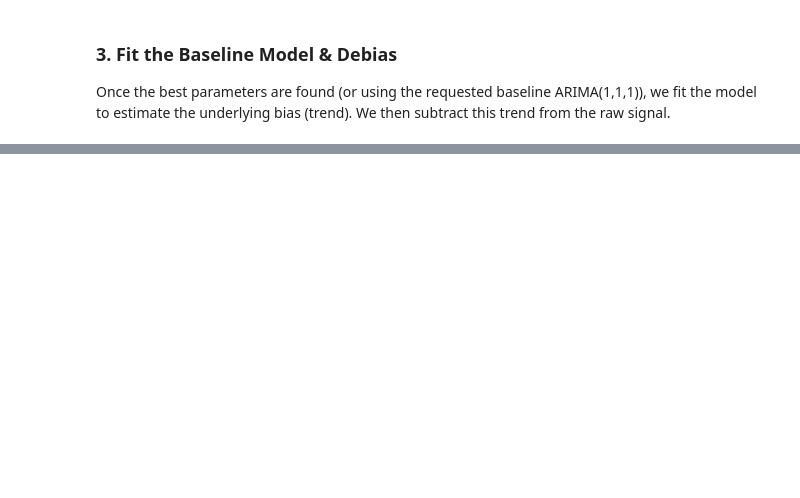
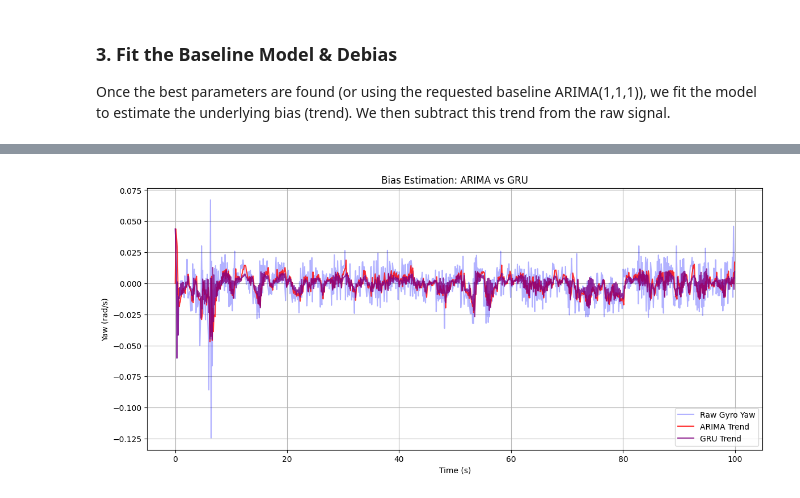
Before and after one commit to iHamza14/Cynos, a Jupyter notebook: gyro_arima_tuning.ipynb, the cells around one changed output, grey strips where cells are left out. Drawn from its saved outputs; the diff is of its cells as text; code cells hidden in the pictures; blank space fills up the shorter version.

Commit message:
data script

```diff
--- a/gyro_arima_tuning.ipynb
+++ b/gyro_arima_tuning.ipynb
@@ -74,7 +74,7 @@ print("Starting Auto-ARIMA tuning for Gyro Yaw...")
 auto_model = pm.auto_arima(
     train_yaw,
     start_p=0, start_q=0,
-    max_p=3, max_q=3,
+    max_p=1, max_q=1,
     d=1,                # Enforce 1 level of differencing as requested
     seasonal=False,     # Gyro drift is generally non-seasonal over short periods
     trace=True,
@@ -121,0 +151,85 @@ plt.show()
+# %%
+# 1. Install PyTorch
+%pip install torch scikit-learn
+
+import torch
+import torch.nn as nn
+from sklearn.preprocessing import StandardScaler
+from sklearn.metrics import r2_score
+
+# 2. Prepare the sequence data for the GRU
+# Neural networks train much better on scaled data
+scaler = StandardScaler()
+yaw_scaled = scaler.fit_transform(train_yaw.values.reshape(-1, 1))
+
+seq_length = 10 # Look at the last 1 second (10 steps) to predict the next
+X, y = [], []
+for i in range(len(yaw_scaled) - seq_length):
+    X.append(yaw_scaled[i : i + seq_length])
+    y.append(yaw_scaled[i + seq_length])
+
+X = torch.tensor(np.array(X), dtype=torch.float32)
+y = torch.tensor(np.array(y), dtype=torch.float32)
+
+# 3. Define a simple GRU Model
+class GRUDebiaser(nn.Module):
+    def __init__(self, input_size=1, hidden_size=16, num_layers=1):
+        super(GRUDebiaser, self).__init__()
+        self.gru = nn.GRU(input_size, hidden_size, num_layers, batch_first=True)
+        self.fc = nn.Linear(hidden_size, 1)
+
+    def forward(self, x):
+        out, _ = self.gru(x)
+        # Take the output of the last time step
+        return self.fc(out[:, -1, :])
+
+gru_model = GRUDebiaser()
+criterion = nn.MSELoss()
+optimizer = torch.optim.Adam(gru_model.parameters(), lr=0.01)
+
+print("Training GRU...")
+# 4. Train the Model
+epochs = 75
+for epoch in range(epochs):
+    gru_model.train()
+    optimizer.zero_grad()
+    predictions = gru_model(X)
+    loss = criterion(predictions, y)
+    loss.backward()
+    optimizer.step()
+    if (epoch+1) % 25 == 0:
+        print(f'Epoch [{epoch+1}/{epochs}], Loss: {loss.item():.4f}')
+
+# 5. Predict and Unscale
+gru_model.eval()
+with torch.no_grad():
+    gru_pred_scaled = gru_model(X).numpy()
+
+gru_estimated_bias_trimmed = scaler.inverse_transform(gru_pred_scaled).flatten()
+
+# Pad the first 'seq_length' steps with the original data to align the lengths
+gru_estimated_bias = np.concatenate([train_yaw.values[:seq_length], gru_estimated_bias_trimmed])
+gru_debiased_yaw = train_yaw.values - gru_estimated_bias
+
+# 6. Evaluate and Plot
+gru_r2 = r2_score(train_yaw.values, gru_estimated_bias)
+print(f"\n--- Comparison ---")
+print(f"ARIMA R² Score: {r2_score(train_yaw, estimated_bias):.4f}")
+print(f"GRU R² Score:   {gru_r2:.4f}")
+
+plt.figure(figsize=(14, 6))
+plt.plot(time_subset, train_yaw.values, label='Raw Gyro Yaw', alpha=0.3, color='blue')
+
+# Plot ARIMA trend in Red
+plt.plot(time_subset, estimated_bias, label='ARIMA Trend', color='red', linewidth=1.5, alpha=0.8)
+
+# Plot GRU trend in Purple
+plt.plot(time_subset, gru_estimated_bias, label='GRU Trend', color='purple', linewidth=1.5, alpha=0.8)
+
+plt.title('Bias Estimation: ARIMA vs GRU')
+plt.xlabel('Time (s)')
+plt.ylabel('Yaw (rad/s)')
+plt.legend()
+plt.grid(True)
+plt.show()
+# %% [output]
@@ -121,0 +253 @@ plt.show()
+[figure, added]
```
Also changed, not shown: parts of 5 cells of this notebook, 9 other files.
